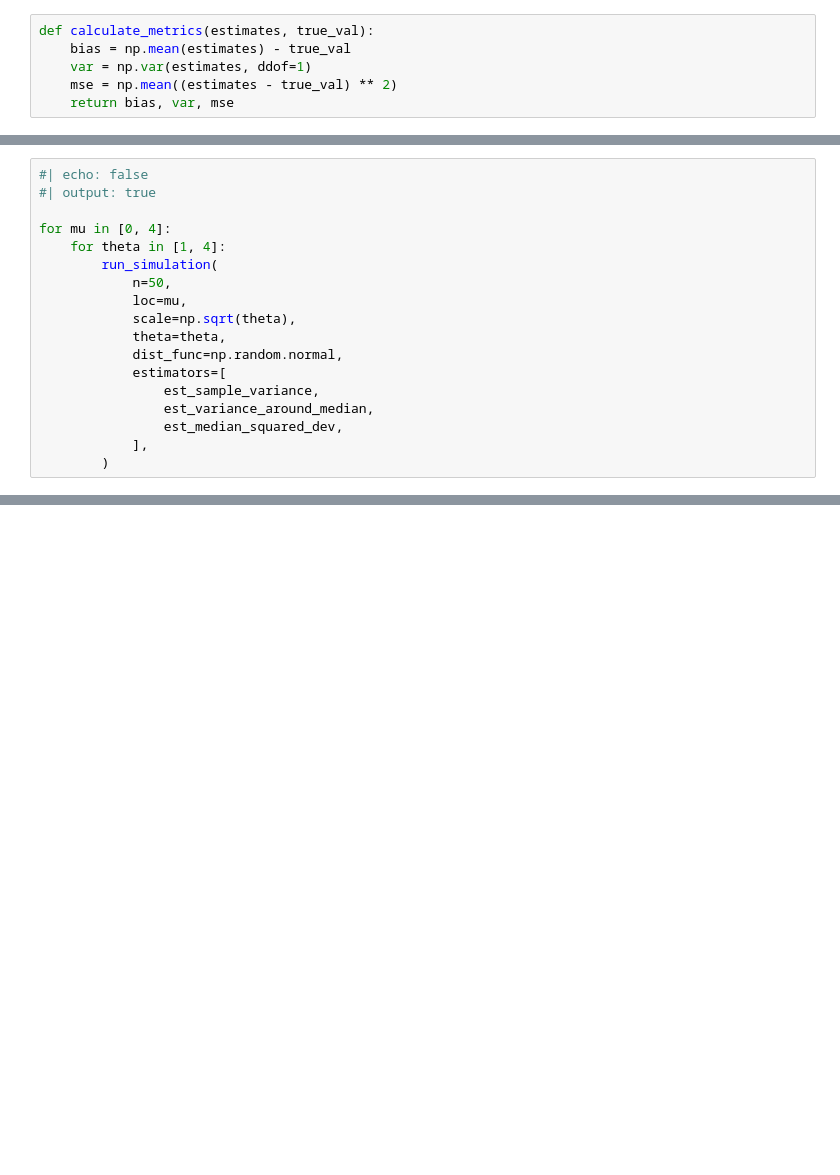
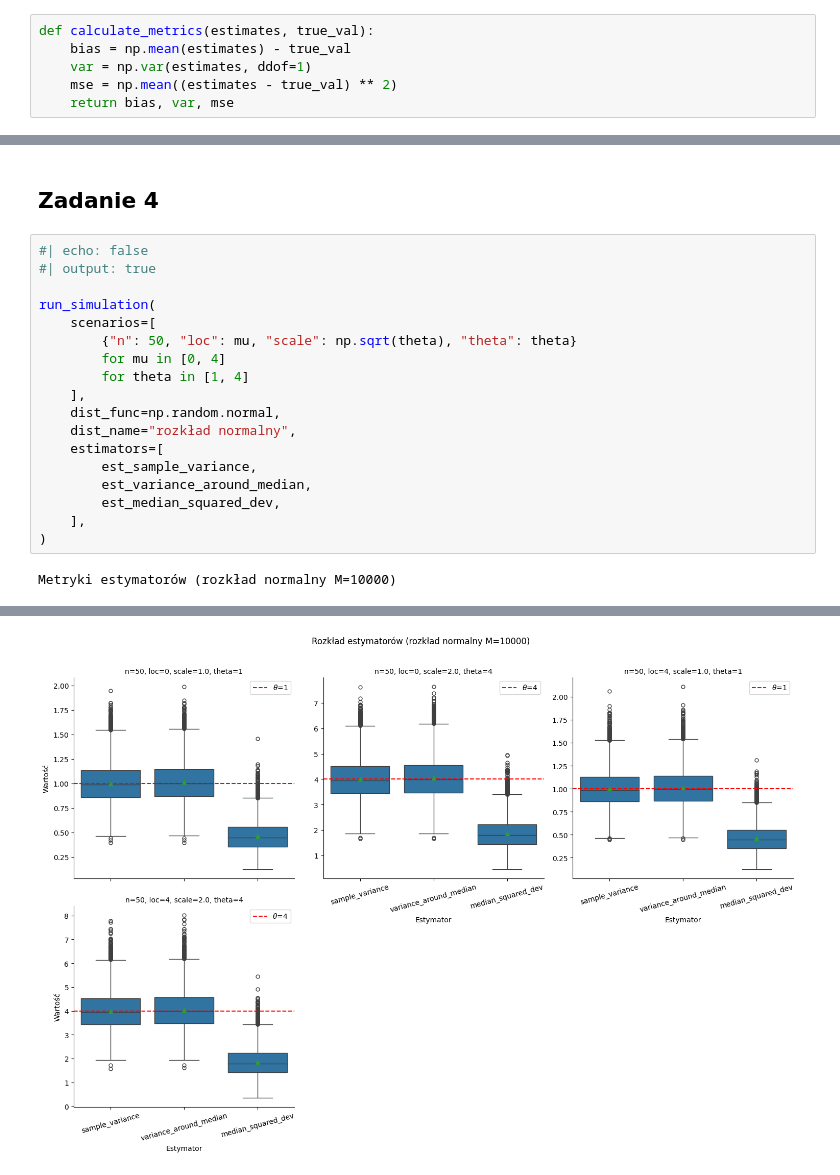
Before and after one commit to BartoszKruszewski/courses-uwr, a Jupyter notebook: Statystyka z modelami liniowymi/Pracownia1/zadanie1.ipynb, the cells around one changed output, grey strips where cells are left out. Drawn from its saved outputs; the diff is of its cells as text; blank space fills up the shorter version.

```diff
--- a/Statystyka z modelami liniowymi/Pracownia1/zadanie1.ipynb
+++ b/Statystyka z modelami liniowymi/Pracownia1/zadanie1.ipynb
@@ -202,18 +396,22 @@ display(
+# %% [markdown]
+## Zadanie 4
 # %%
 #| echo: false
 #| output: true
 
-for mu in [0, 4]:
-    for theta in [1, 4]:
-        run_simulation(
-            n=50,
-            loc=mu,
-            scale=np.sqrt(theta),
-            theta=theta,
-            dist_func=np.random.normal,
-            estimators=[
-                est_sample_variance,
-                est_variance_around_median,
-                est_median_squared_dev,
-            ],
-        )
+run_simulation(
+    scenarios=[
+        {"n": 50, "loc": mu, "scale": np.sqrt(theta), "theta": theta}
+        for mu in [0, 4]
+        for theta in [1, 4]
+    ],
+    dist_func=np.random.normal,
+    dist_name="rozkład normalny",
+    estimators=[
+        est_sample_variance,
+        est_variance_around_median,
+        est_median_squared_dev,
+    ],
+)
+# %% [output]
+Metryki estymatorów (rozkład normalny M=10000)
@@ -219,0 +432 @@ for mu in [0, 4]:
+[figure, added]
```
Also changed, not shown: parts of 11 cells of this notebook.
